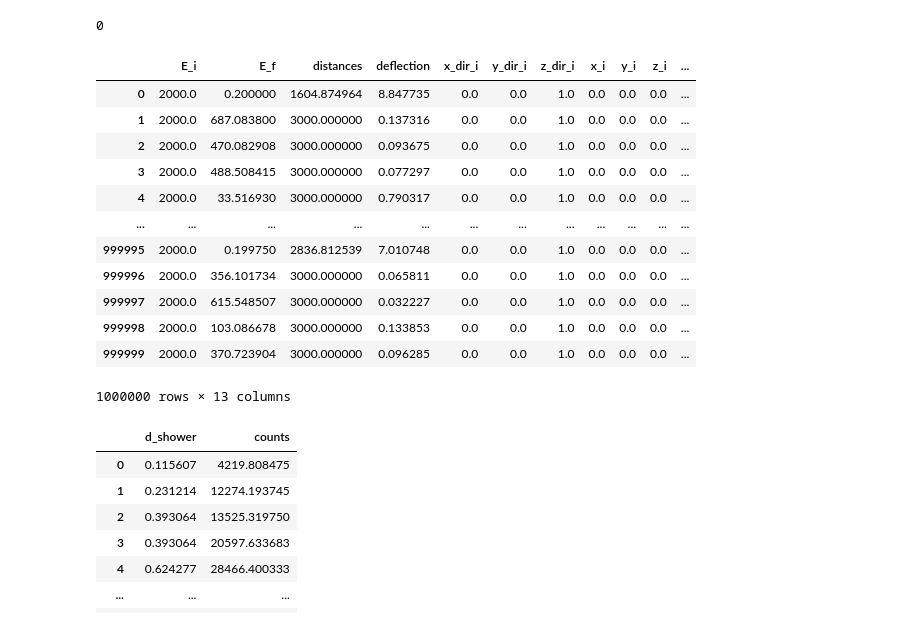
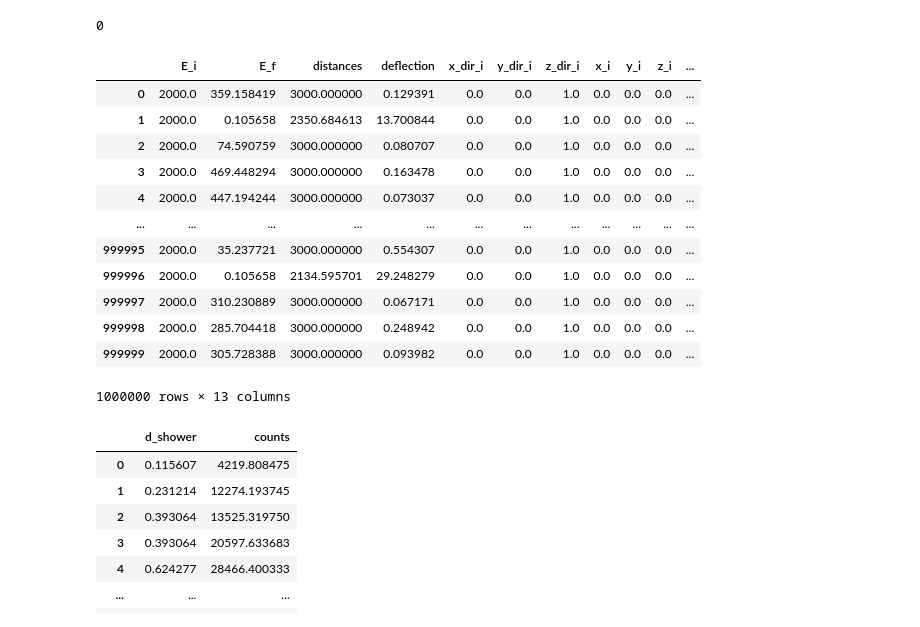
Before and after one commit to pascalgutjahr/muon-deflection-paper, a Jupyter notebook: deflection/compare_MUSIC.ipynb, the cells around one changed output. Cells and saved outputs as stored; diff of their text form; code cells hidden in the pictures.

```diff
--- a/deflection/compare_MUSIC.ipynb
+++ b/deflection/compare_MUSIC.ipynb
@@ -24,22 +24,21 @@ os.system('mkdir -p {}'.format(df_dir))
 # %% [output]
 0
 # %%
-df = pd.read_hdf('data/compare_MUSIC/MUSIC_2TeV_3km_water.hdf5')
-# !!!!!! simulation in ice  - not water !!!!!!!!!!!!
+df = pd.read_hdf('data/compare_MUSIC/MUSIC_2TeV_3km_water_final.hdf5')
 df
 # %% [output]
 |  | E_i | E_f | distances | deflection | x_dir_i | y_dir_i | z_dir_i | x_i | y_i | z_i | ... |
-| 0 | 2000.0 | 0.200000 | 1604.874964 | 8.847735 | 0.0 | 0.0 | 1.0 | 0.0 | 0.0 | 0.0 | ... |
-| 1 | 2000.0 | 687.083800 | 3000.000000 | 0.137316 | 0.0 | 0.0 | 1.0 | 0.0 | 0.0 | 0.0 | ... |
-| 2 | 2000.0 | 470.082908 | 3000.000000 | 0.093675 | 0.0 | 0.0 | 1.0 | 0.0 | 0.0 | 0.0 | ... |
-| 3 | 2000.0 | 488.508415 | 3000.000000 | 0.077297 | 0.0 | 0.0 | 1.0 | 0.0 | 0.0 | 0.0 | ... |
-| 4 | 2000.0 | 33.516930 | 3000.000000 | 0.790317 | 0.0 | 0.0 | 1.0 | 0.0 | 0.0 | 0.0 | ... |
+| 0 | 2000.0 | 359.158419 | 3000.000000 | 0.129391 | 0.0 | 0.0 | 1.0 | 0.0 | 0.0 | 0.0 | ... |
+| 1 | 2000.0 | 0.105658 | 2350.684613 | 13.700844 | 0.0 | 0.0 | 1.0 | 0.0 | 0.0 | 0.0 | ... |
+| 2 | 2000.0 | 74.590759 | 3000.000000 | 0.080707 | 0.0 | 0.0 | 1.0 | 0.0 | 0.0 | 0.0 | ... |
+| 3 | 2000.0 | 469.448294 | 3000.000000 | 0.163478 | 0.0 | 0.0 | 1.0 | 0.0 | 0.0 | 0.0 | ... |
+| 4 | 2000.0 | 447.194244 | 3000.000000 | 0.073037 | 0.0 | 0.0 | 1.0 | 0.0 | 0.0 | 0.0 | ... |
 | ... | ... | ... | ... | ... | ... | ... | ... | ... | ... | ... | ... |
-| 999995 | 2000.0 | 0.199750 | 2836.812539 | 7.010748 | 0.0 | 0.0 | 1.0 | 0.0 | 0.0 | 0.0 | ... |
-| 999996 | 2000.0 | 356.101734 | 3000.000000 | 0.065811 | 0.0 | 0.0 | 1.0 | 0.0 | 0.0 | 0.0 | ... |
-| 999997 | 2000.0 | 615.548507 | 3000.000000 | 0.032227 | 0.0 | 0.0 | 1.0 | 0.0 | 0.0 | 0.0 | ... |
-| 999998 | 2000.0 | 103.086678 | 3000.000000 | 0.133853 | 0.0 | 0.0 | 1.0 | 0.0 | 0.0 | 0.0 | ... |
-| 999999 | 2000.0 | 370.723904 | 3000.000000 | 0.096285 | 0.0 | 0.0 | 1.0 | 0.0 | 0.0 | 0.0 | ... |
+| 999995 | 2000.0 | 35.237721 | 3000.000000 | 0.554307 | 0.0 | 0.0 | 1.0 | 0.0 | 0.0 | 0.0 | ... |
+| 999996 | 2000.0 | 0.105658 | 2134.595701 | 29.248279 | 0.0 | 0.0 | 1.0 | 0.0 | 0.0 | 0.0 | ... |
+| 999997 | 2000.0 | 310.230889 | 3000.000000 | 0.067171 | 0.0 | 0.0 | 1.0 | 0.0 | 0.0 | 0.0 | ... |
+| 999998 | 2000.0 | 285.704418 | 3000.000000 | 0.248942 | 0.0 | 0.0 | 1.0 | 0.0 | 0.0 | 0.0 | ... |
+| 999999 | 2000.0 | 305.728388 | 3000.000000 | 0.093982 | 0.0 | 0.0 | 1.0 | 0.0 | 0.0 | 0.0 | ... |
 1000000 rows × 13 columns
 # %%
 E_i = df.E_i[0] * 1e3 # in MeV
```
Also changed, not shown: parts of 10 cells of this notebook, 39 other files.
